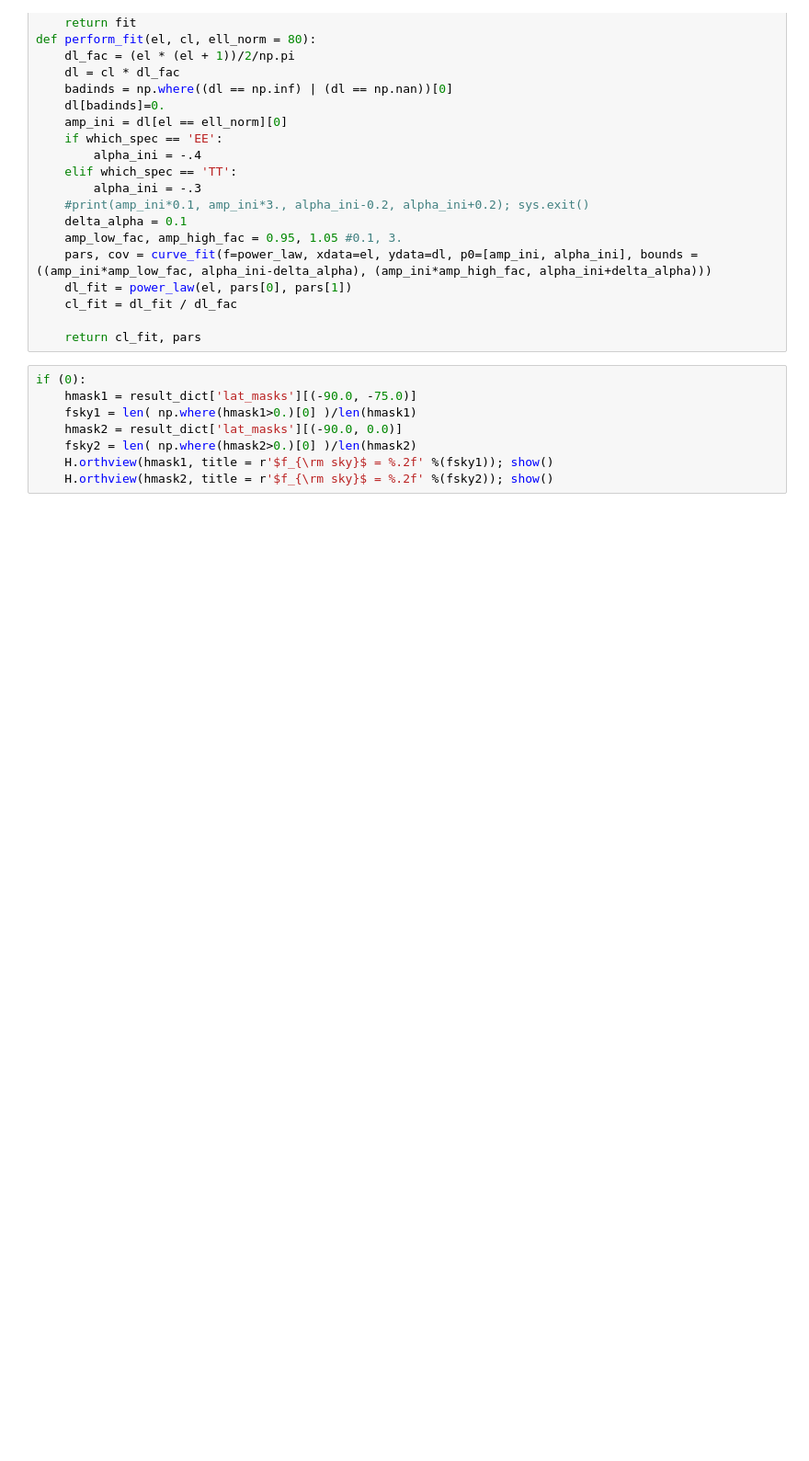
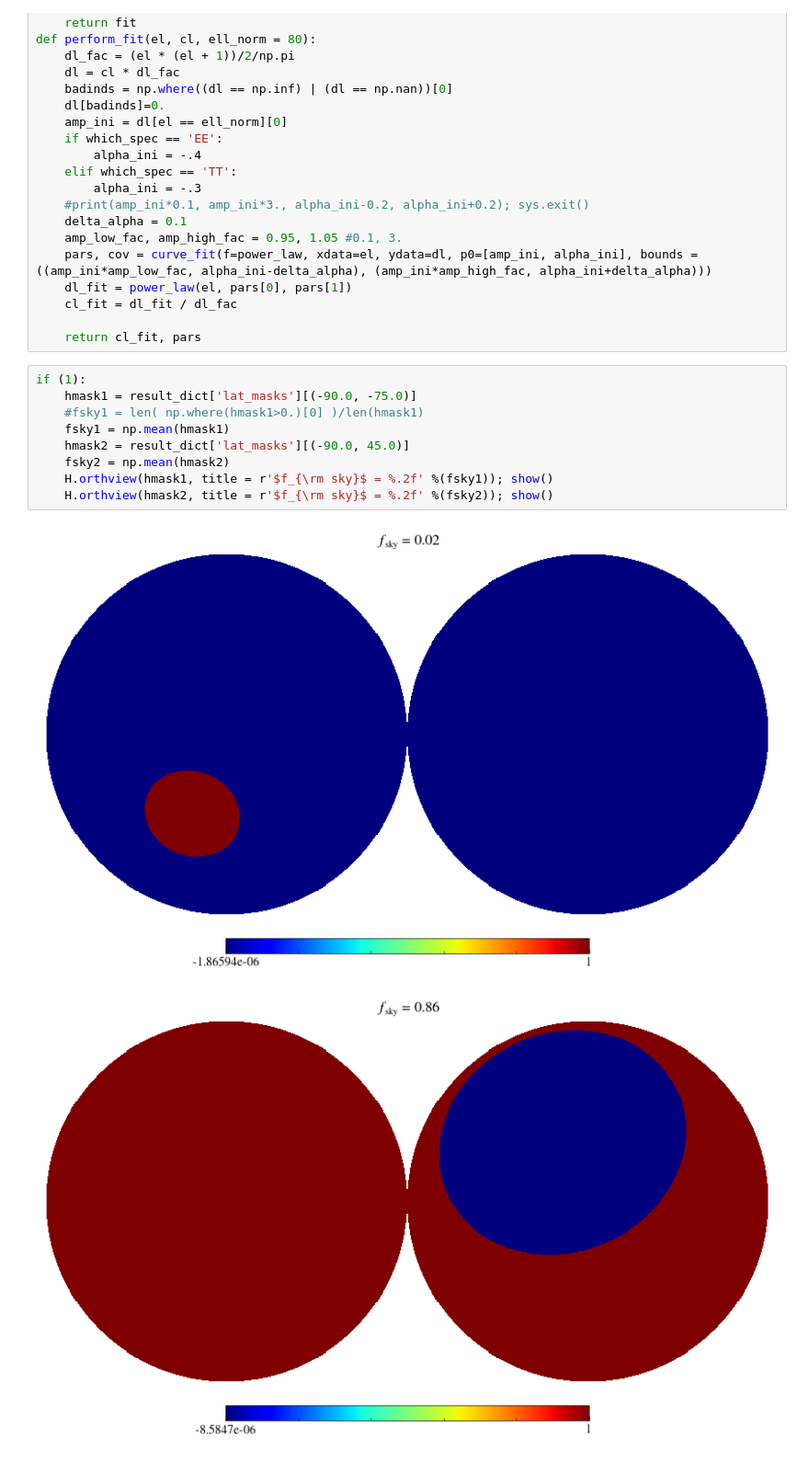
Before and after one commit to sriniraghunathan/cmbs4_minobsel_galcuts, a Jupyter notebook: analyse_results.ipynb, the cells around one changed output. Shown: that part at 92% size. Cells and saved outputs as stored; diff of their text form; blank space fills up the shorter version.

```diff
--- a/analyse_results.ipynb
+++ b/analyse_results.ipynb
@@ -173,10 +185,14 @@ def perform_fit(el, cl, ell_norm = 80):
 
     return cl_fit, pars
 # %%
-if (0):
+if (1):
     hmask1 = result_dict['lat_masks'][(-90.0, -75.0)]
-    fsky1 = len( np.where(hmask1>0.)[0] )/len(hmask1)
-    hmask2 = result_dict['lat_masks'][(-90.0, 0.0)]
-    fsky2 = len( np.where(hmask2>0.)[0] )/len(hmask2)
+    #fsky1 = len( np.where(hmask1>0.)[0] )/len(hmask1)
+    fsky1 = np.mean(hmask1)
+    hmask2 = result_dict['lat_masks'][(-90.0, 45.0)]
+    fsky2 = np.mean(hmask2)
     H.orthview(hmask1, title = r'$f_{\rm sky}$ = %.2f' %(fsky1)); show()
     H.orthview(hmask2, title = r'$f_{\rm sky}$ = %.2f' %(fsky2)); show()
+# %% [output]
+[figure, added]
+[figure, added]
```
Also changed, not shown: parts of 4 cells of this notebook, 2 other files.
